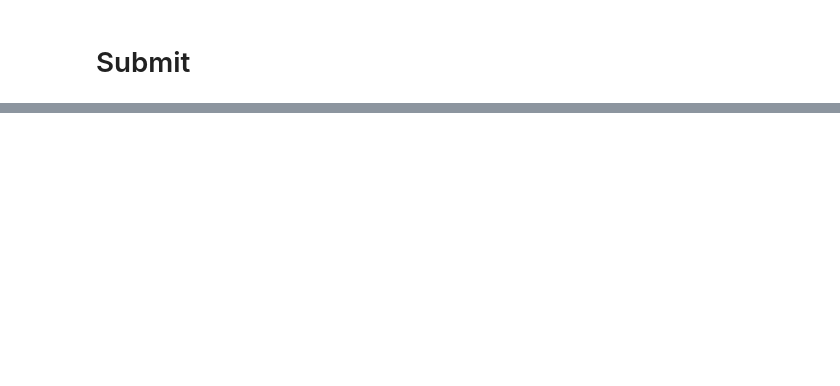
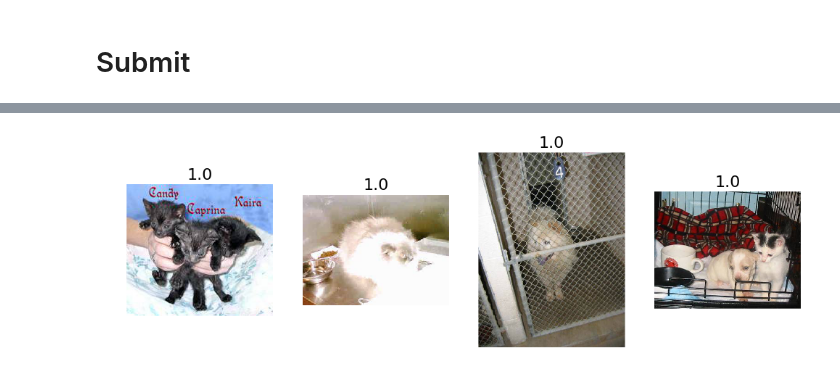
Before and after one commit to RiccardoGrin/Fastai, a Jupyter notebook: nbs/Kaggle_Submission.ipynb, the cells around one changed output, grey strips where cells are left out. Cells and saved outputs as stored; diff of their text form; code cells hidden in the pictures; blank space fills up the shorter version.

```diff
--- a/nbs/Kaggle_Submission.ipynb
+++ b/nbs/Kaggle_Submission.ipynb
@@ -109,0 +216,7 @@ FileLink('data/redux/subm98.csv')
+# %%
+#3. The images with most confidence where cat are actually cats
+correct_cats = np.where((preds==0) & (preds==labels))[0]
+most_correct_cats = np.argsort(probs[correct_cats])[::-1][:n_view]
+plots_idx(correct_cats[most_correct_cats], probs[correct_cats][most_correct_cats])
+# %% [output]
+[figure, added]
```
Also changed, not shown: parts of 51 cells of this notebook, 2 other files.
